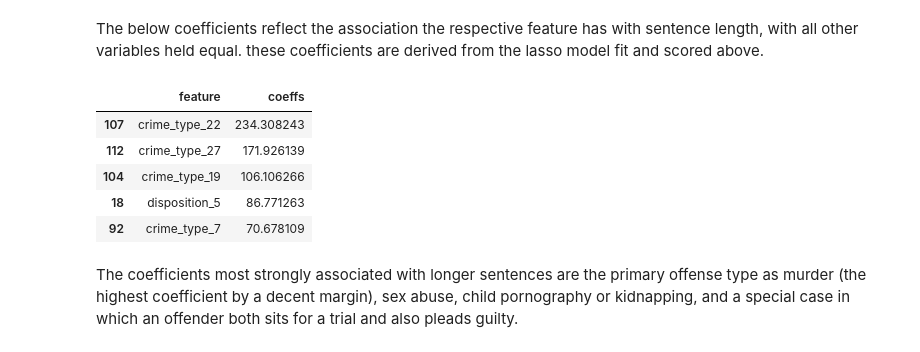
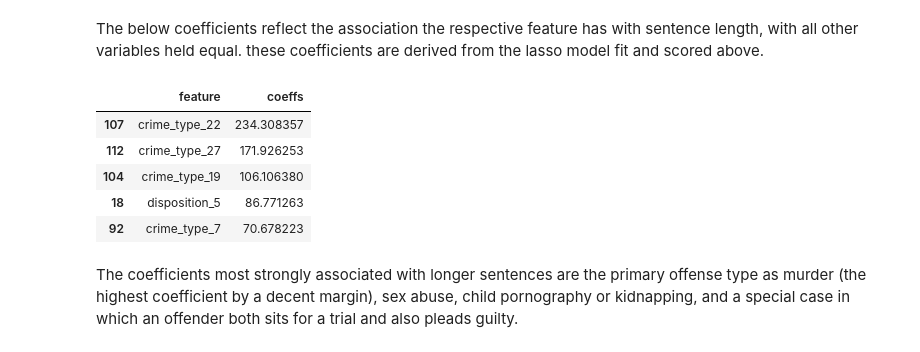
Before and after one commit to nanigbogu/Sentencing-Length-Data-Analysis, a Jupyter notebook: code/final_model.ipynb, the cells around one changed output. Drawn from its saved outputs; the diff is of its cells as text; code cells hidden in the pictures.

```diff
--- a/code/final_model.ipynb
+++ b/code/final_model.ipynb
@@ -19,7 +22,7 @@ df_data = pd.read_csv('../data/df18to21_cleanedH.csv')
 X = df_data.drop(columns=['sentence_length','guideline_range','guideline_var_pct','region','white'])
 y = df_data['sentence_length']
 # %%
-numeric = ['count_convictons','age']
+numeric = ['age','count_convictons']
 categorical = ['year_sentenced','dependents','race','disposition','citizen',
                'state','criminal_hist', 'drug_type','weapon','gender','crime_type',
                'case_type','presentence_stat','sentence_type','college','imprisoned']
@@ -70,14 +90,14 @@ lc_dff = pd.DataFrame()
 lc_dff['feature'] = [i for i in lasso_pipe.named_steps['ct'].get_feature_names_out()]
 lc_dff['coeffs'] = [i for i in lasso_pipe.named_steps['lasso'].coef_]
 # %%
-lc_dff.sort_values(by='coeffs',ascending=False).head()
+lc_dff.sort_values(by='coeffs',ascending=False).head(5)
 # %% [output]
 |  | feature | coeffs |
-| 107 | crime_type_22 | 234.308243 |
-| 112 | crime_type_27 | 171.926139 |
-| 104 | crime_type_19 | 106.106266 |
+| 107 | crime_type_22 | 234.308357 |
+| 112 | crime_type_27 | 171.926253 |
+| 104 | crime_type_19 | 106.106380 |
 | 18 | disposition_5 | 86.771263 |
-| 92 | crime_type_7 | 70.678109 |
+| 92 | crime_type_7 | 70.678223 |
 # %% [markdown]
 The coefficients most strongly associated with longer sentences are the primary offense type as murder (the highest coefficient by a decent margin), sex abuse, child pornography or kidnapping, and a special case in which an offender both sits for a trial and also pleads guilty.
 # %%
```
Also changed, not shown: parts of 23 cells of this notebook, 1 other file.
